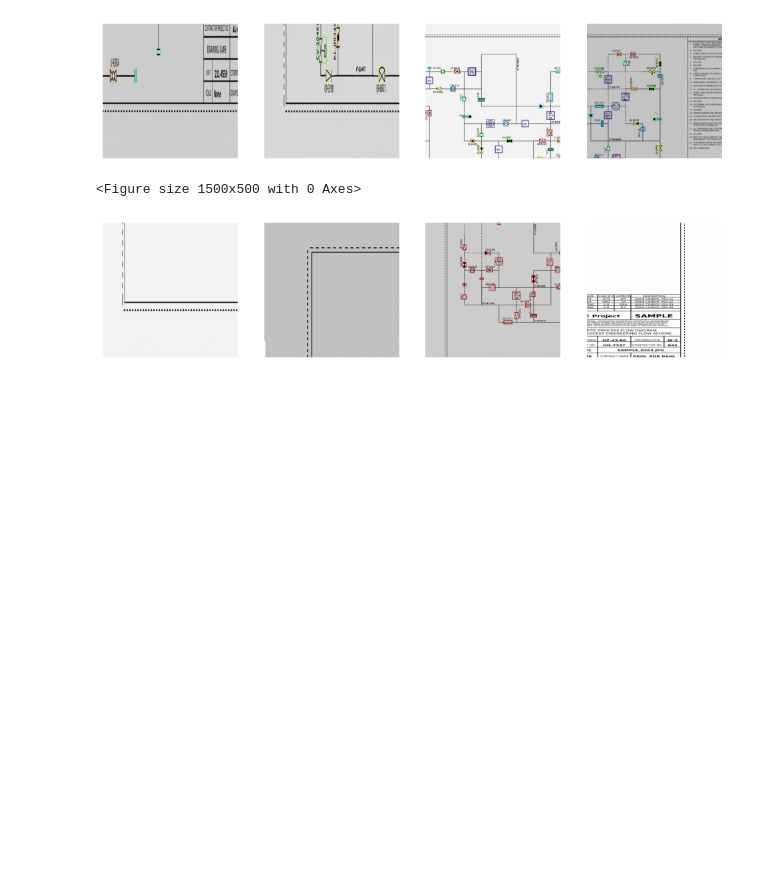
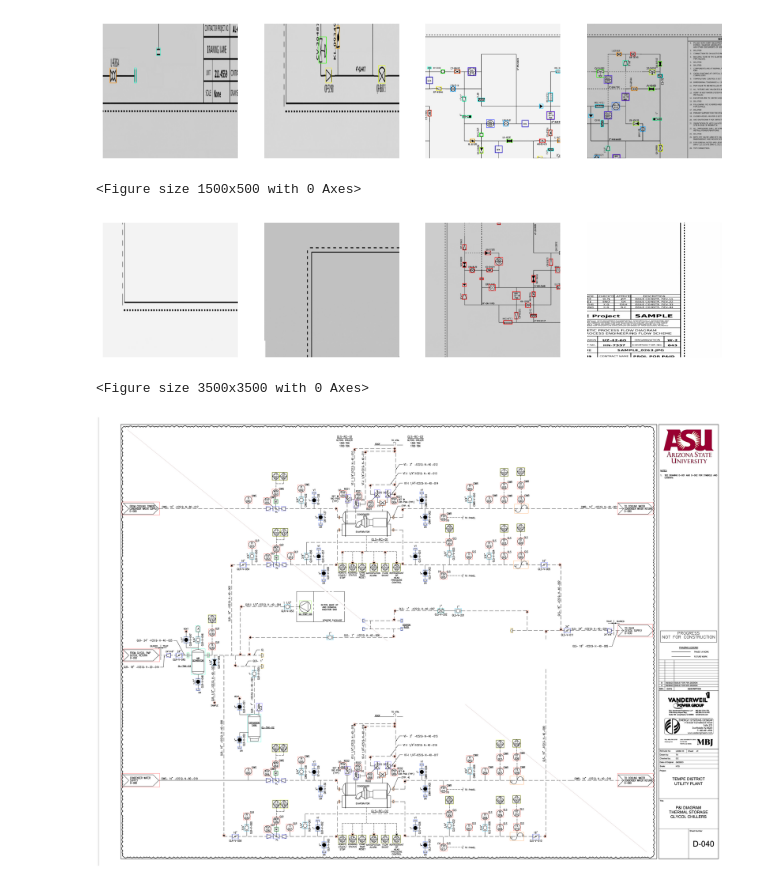
Before and after one commit to mgupta70/PID_Symbol_Detection, a Jupyter notebook: notebooks/1_preprocessing.ipynb, the cells around one changed output. Saved outputs shown, nothing was run; the diff lists cells and outputs as text; code cells hidden in the pictures; blank space fills up the shorter version.

```diff
--- a/notebooks/1_preprocessing.ipynb
+++ b/notebooks/1_preprocessing.ipynb
@@ -66,3 +67,9 @@ plot_ims_labels_grid(crops_dir, n=4, num_classes=42)
 # %% [output]
 <Figure size 1500x500 with 0 Axes>
 [figure]
+# %%
+dataset_dir = '../media/lt/'
+plot_ims_labels_grid(dataset_dir, n=1, num_classes=62, figsize=(35,35))
+# %% [output]
+<Figure size 3500x3500 with 0 Axes>
+[figure, added]
```
Also changed, not shown: parts of 1 cell of this notebook, 2 other files.
